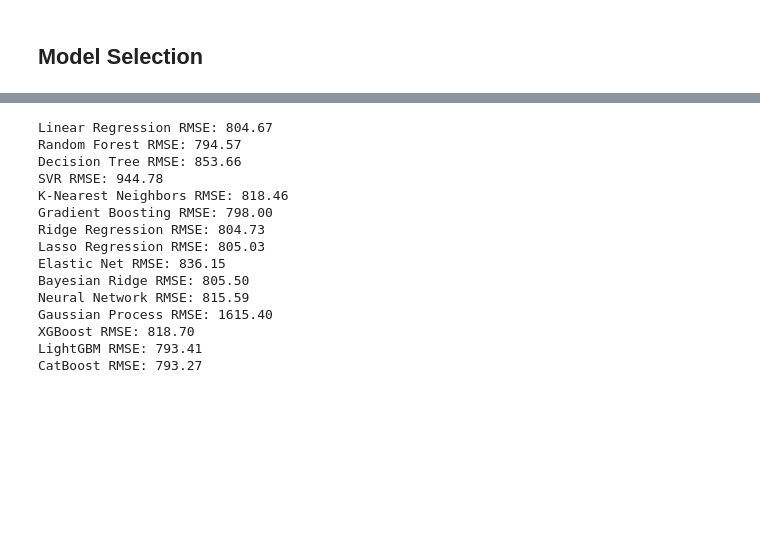
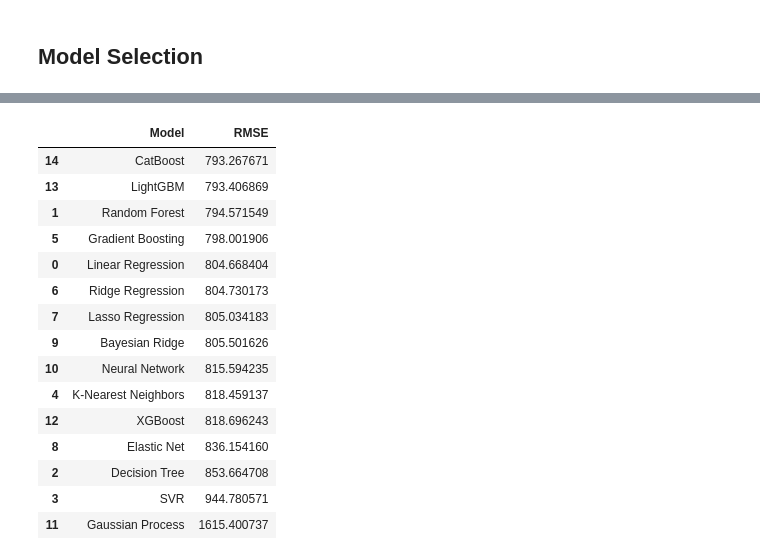
Before and after one commit to donald-okara/Green-Crop-Yield, a Jupyter notebook: data/Analysis_notebook.ipynb, the cells around one changed output, grey strips where cells are left out. Drawn from its saved outputs; the diff is of its cells as text; code cells hidden in the pictures; blank space fills up the shorter version.

```diff
--- a/data/Analysis_notebook.ipynb
+++ b/data/Analysis_notebook.ipynb
@@ -379,23 +235,28 @@ for model_name, model in models.items():
 # %%
 # Print the RMSE for each model
+model_scores = pd.DataFrame()
 for model_name, rmse in rmse_results.items():
-    print(f'{model_name} RMSE: {rmse:.2f}')
+    model_scores = model_scores.append({'Model': model_name, 'RMSE': rmse}, ignore_index=True)
-# %% [output]
-Linear Regression RMSE: 804.67
-Random Forest RMSE: 794.57
-Decision Tree RMSE: 853.66
-SVR RMSE: 944.78
-K-Nearest Neighbors RMSE: 818.46
-Gradient Boosting RMSE: 798.00
-Ridge Regression RMSE: 804.73
-Lasso Regression RMSE: 805.03
-Elastic Net RMSE: 836.15
-Bayesian Ridge RMSE: 805.50
-Neural Network RMSE: 815.59
-Gaussian Process RMSE: 1615.40
-XGBoost RMSE: 818.70
-LightGBM RMSE: 793.41
-CatBoost RMSE: 793.27
+# %%
+model_scores_sorted = model_scores.sort_values(by='RMSE', ascending=True)
+model_scores_sorted
+# %% [output]
+|  | Model | RMSE |
+| 14 | CatBoost | 793.267671 |
+| 13 | LightGBM | 793.406869 |
+| 1 | Random Forest | 794.571549 |
+| 5 | Gradient Boosting | 798.001906 |
+| 0 | Linear Regression | 804.668404 |
+| 6 | Ridge Regression | 804.730173 |
+| 7 | Lasso Regression | 805.034183 |
+| 9 | Bayesian Ridge | 805.501626 |
+| 10 | Neural Network | 815.594235 |
+| 4 | K-Nearest Neighbors | 818.459137 |
+| 12 | XGBoost | 818.696243 |
+| 8 | Elastic Net | 836.154160 |
+| 2 | Decision Tree | 853.664708 |
+| 3 | SVR | 944.780571 |
+| 11 | Gaussian Process | 1615.400737 |
 # %%
 gb_model = GradientBoostingRegressor(random_state=1).fit(X_train, y_train)  # Convert one-hot encoded y_train to 1D array
 gb_predictions = gb_model.predict(test_preprocessed)
```
Also changed, not shown: parts of 19 cells of this notebook, 5 other files.
